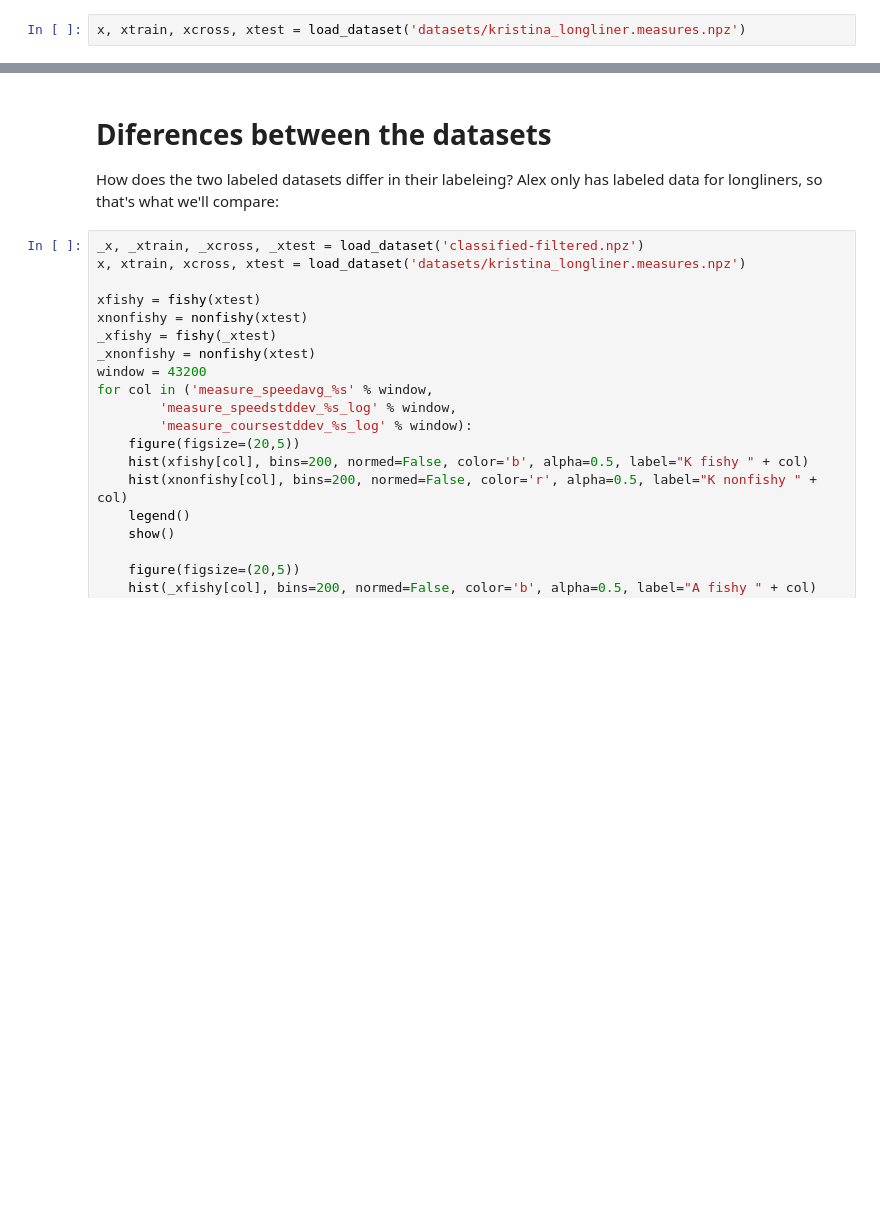
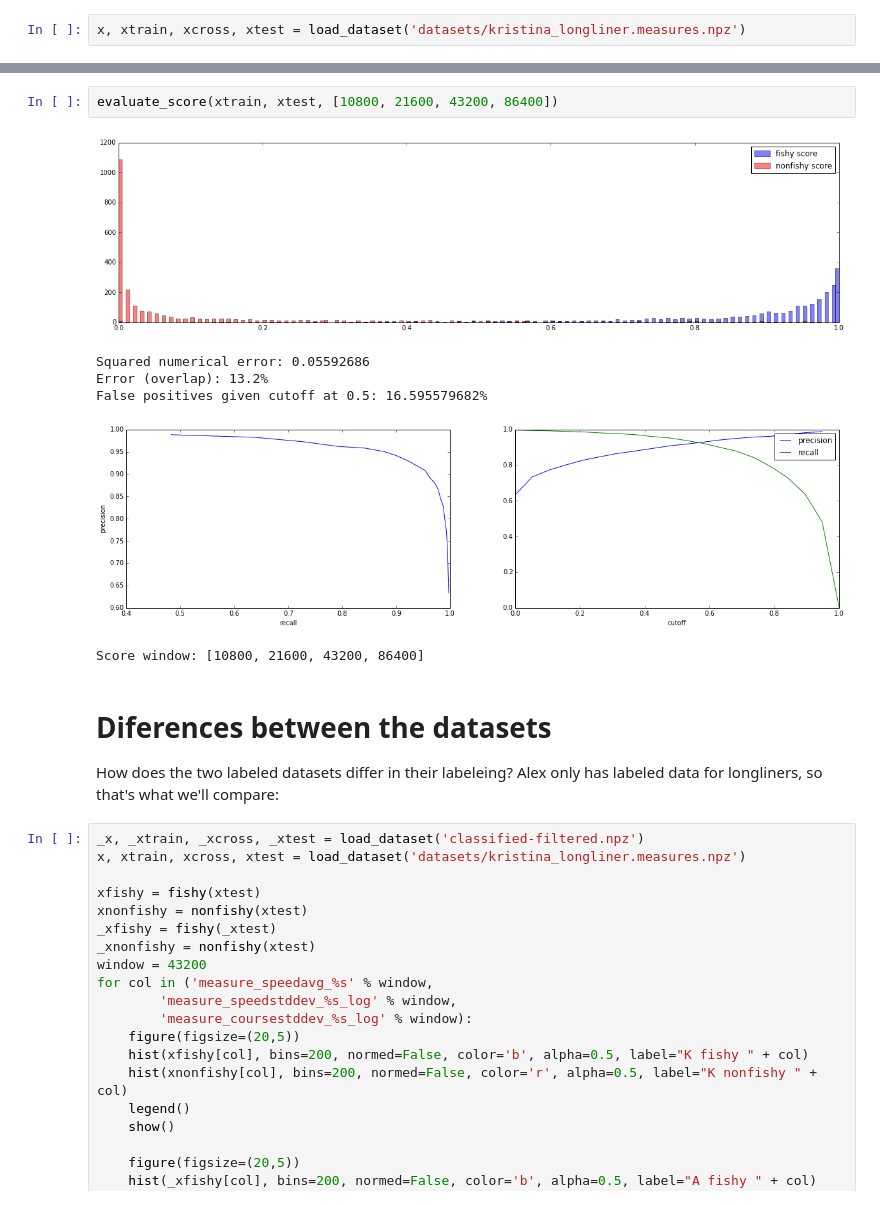
Before and after one commit to GlobalFishingWatch/vessel-scoring, a Jupyter notebook: Score_development.ipynb, the cells around one changed output, grey strips where cells are left out. Drawn from its saved outputs; the diff is of its cells as text; blank space fills up the shorter version.

```diff
--- a/Score_development.ipynb
+++ b/Score_development.ipynb
@@ -143,3 +77,12 @@ Score window: 43200
+# %%
+evaluate_score(xtrain, xtest, [10800, 21600, 43200, 86400])
+# %% [output]
+[figure, added]
+Squared numerical error: 0.05592686
+Error (overlap): 13.2%
+False positives given cutoff at 0.5: 16.595579682%
+[figure, added]
+Score window: [10800, 21600, 43200, 86400]
 # %% [markdown]
 # Diferences between the datasets
 How does the two labeled datasets differ in their labeleing? Alex only has labeled data for longliners, so that's what we'll compare:
```
Also changed, not shown: parts of 12 cells of this notebook, 1 other file.
